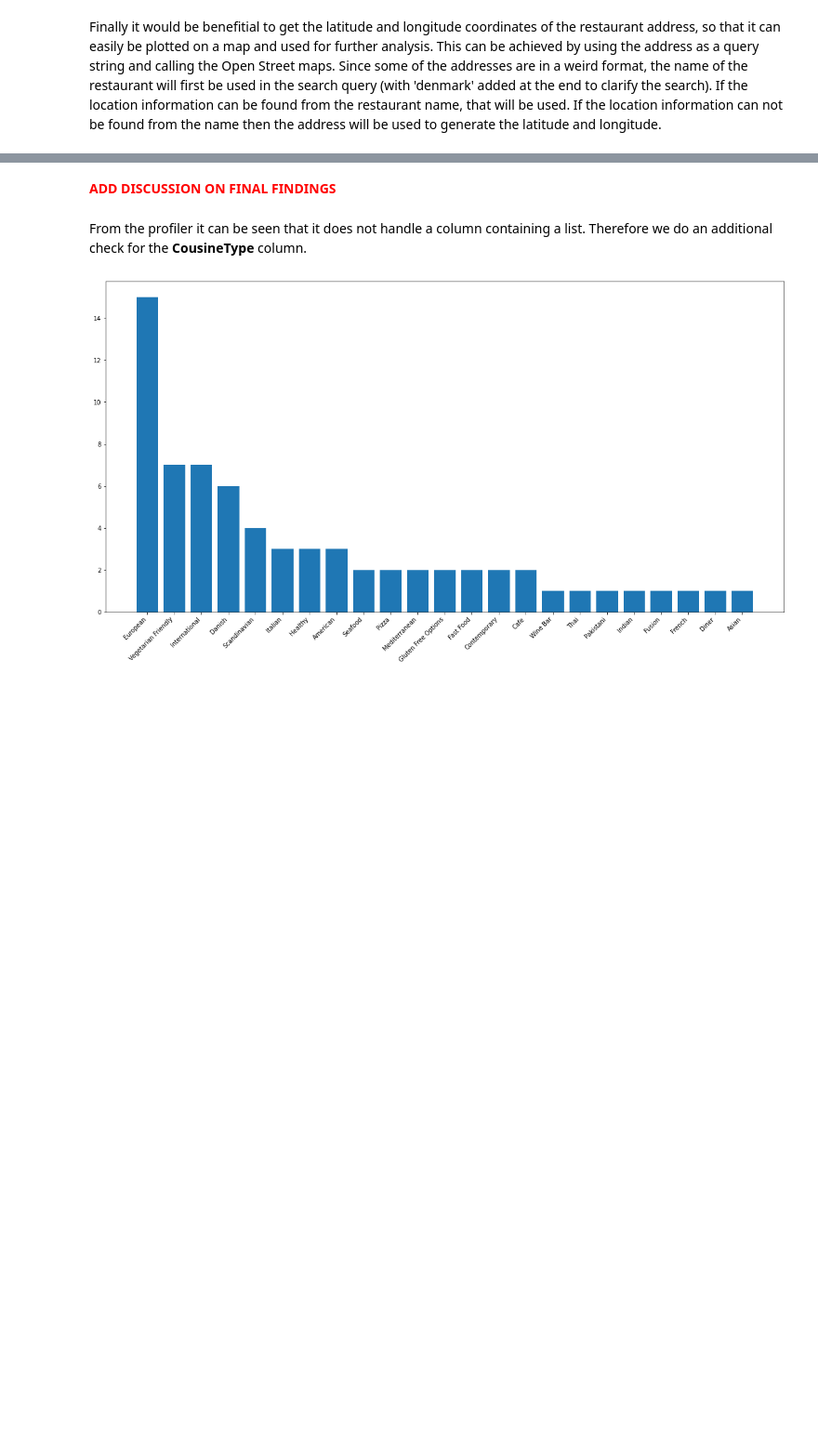
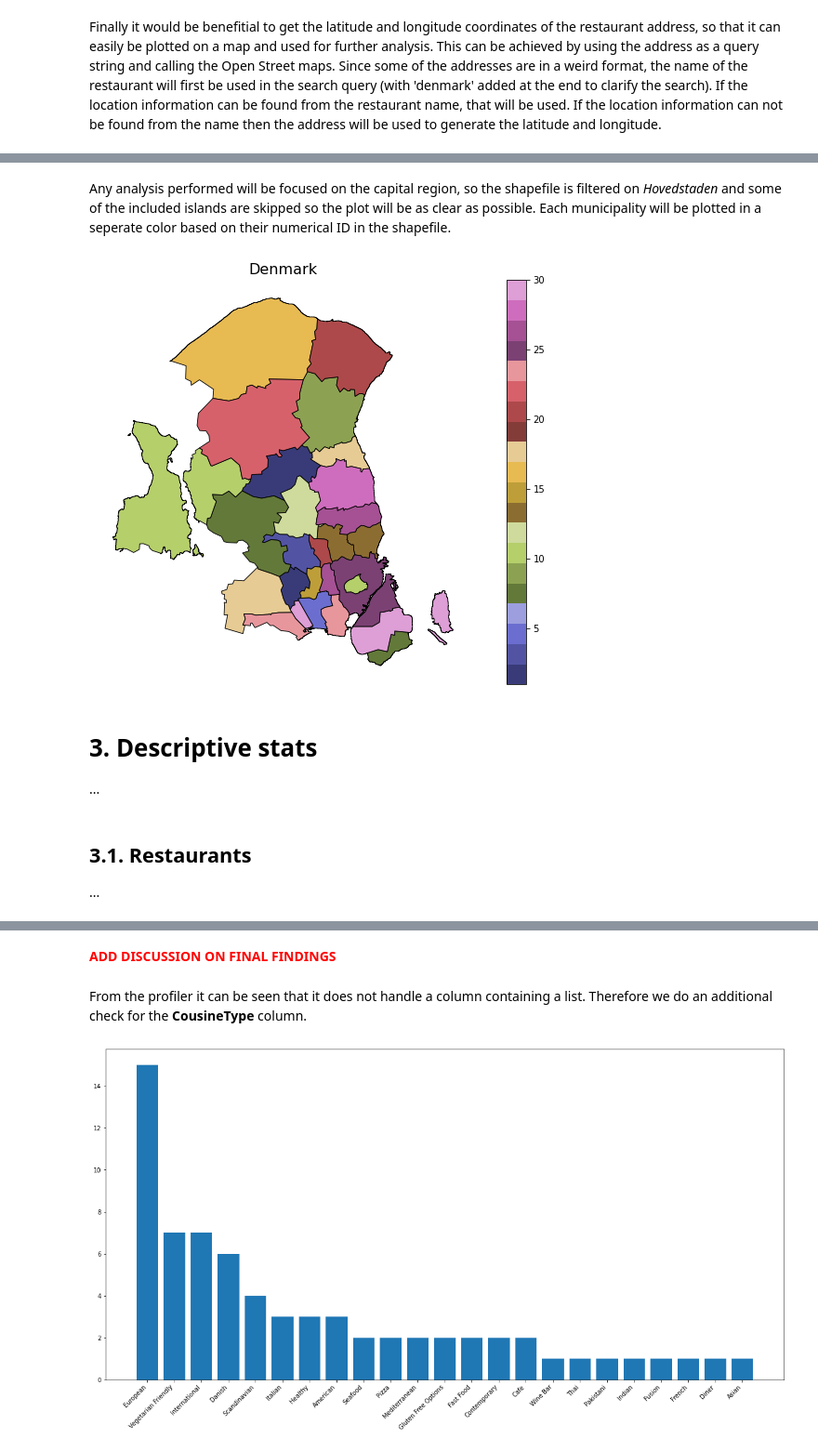
Before and after one commit to hlynurarni/Final_project_s42578_21, a Jupyter notebook: Milestone1.ipynb, the cells around one changed output, grey strips where cells are left out. Shown at 93% size. Saved outputs shown, nothing was run; the diff lists cells and outputs as text; code cells hidden in the pictures; blank space fills up the shorter version.

Commit message:
Update Milestone1.ipynb
* Cleanup of setup
* Added shapefile info
* Added data preparation on reviews

```diff
--- a/Milestone1.ipynb
+++ b/Milestone1.ipynb
@@ -186,3 +230,24 @@ Name: 0, dtype: object
+# %% [markdown]
+Any analysis performed will be focused on the capital region, so the shapefile is filtered on *Hovedstaden* and some of the included islands are skipped so the plot will be as clear as possible. Each municipality will be plotted in a seperate color based on their numerical ID in the shapefile.
+# %%
+# Filter on the areas we want displayed
+hovedstaden = gdf[(gdf.ID_1==1) & (gdf.NAME_2 != 'Bornholm') & (gdf.NAME_2 != 'Christiansø') & (gdf.NAME_2 != 'Halsnæs')]
+
+# Plot the shapefiles
+fig, ax = plt.subplots(1, figsize=(14, 8));
+hovedstaden.plot(column='ID_2', cmap='tab20b', linewidth=0.8, ax=ax, edgecolor='black', legend=True);
+ax.axis('off');
+ax.set_title('Denmark', fontsize=16);
+# %% [output]
+[figure, added]
+# %% [markdown]
+<a id="descStats"></a>
+# 3. Descriptive stats
+...
+# %% [markdown]
+<a id="restaurants"></a>
+## 3.1. Restaurants
+...
 # %%
 # Generate a profile for the dataset and display it
 restaurant_profile = ProfileReport(restaurants, title="Restaurants Info dataset", html={'style': {'full_width': True}});
```
Also changed, not shown: parts of 31 cells of this notebook.
